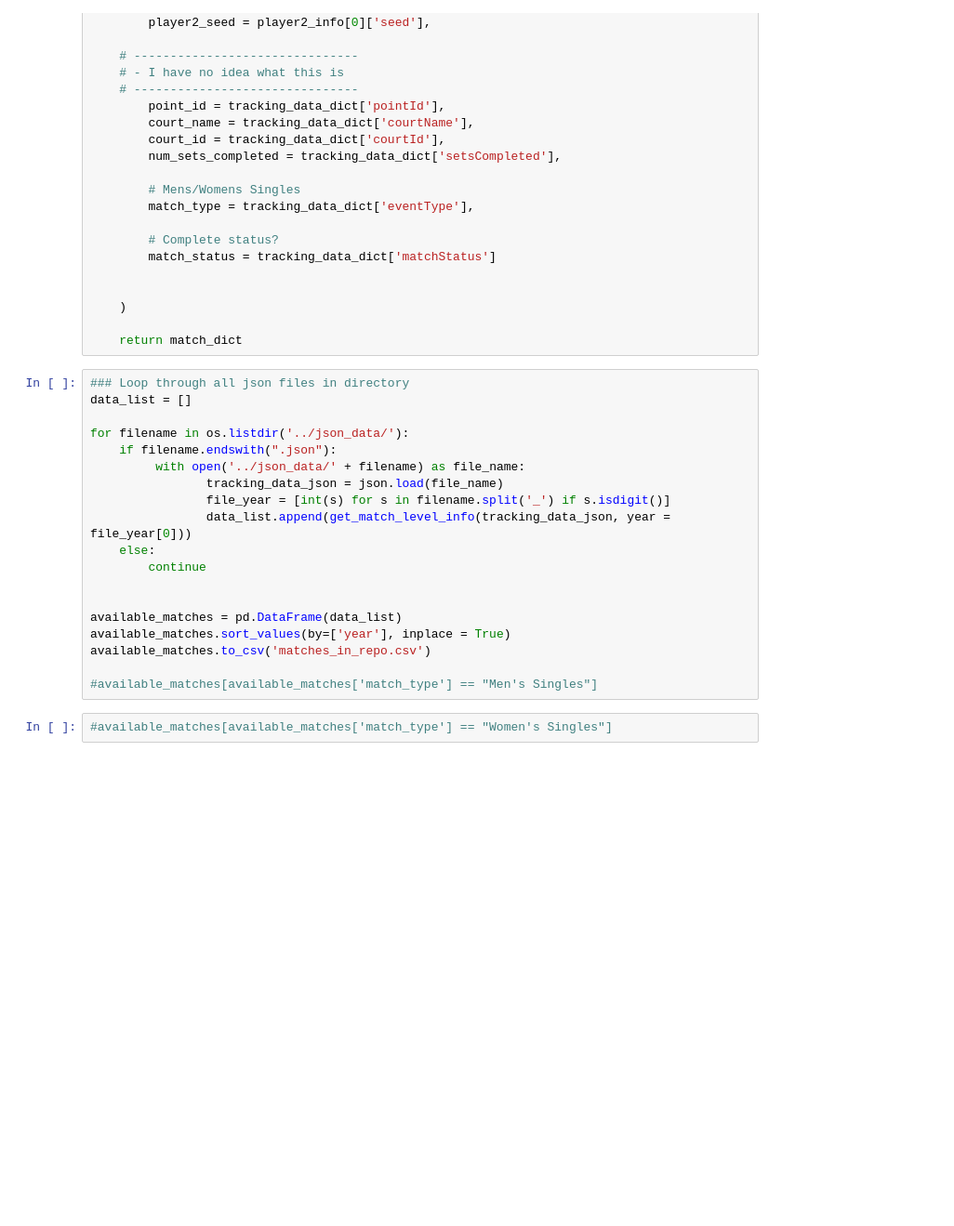
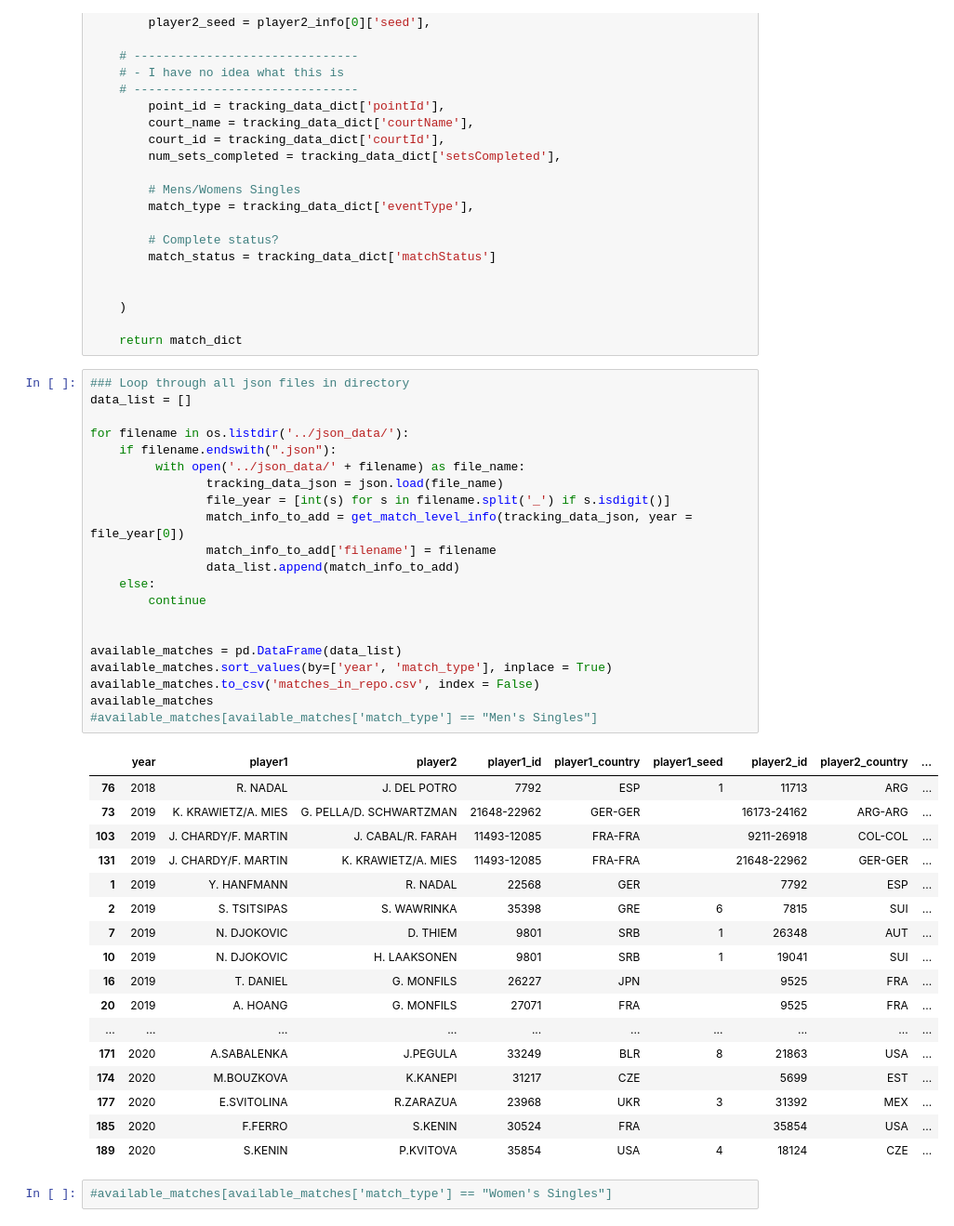
Before and after one commit to petertea96/tennis_analytics, a Jupyter notebook: projects/roland_garros_tracking_data/collect_data/process_rg_files.ipynb, the cells around one changed output. Shown at 93% size. Drawn from its saved outputs; the diff is of its cells as text; blank space fills up the shorter version.

```diff
--- a/projects/roland_garros_tracking_data/collect_data/process_rg_files.ipynb
+++ b/projects/roland_garros_tracking_data/collect_data/process_rg_files.ipynb
@@ -77,22 +77,42 @@ def get_match_level_info(tracking_data_json, year):
 # %%
 ### Loop through all json files in directory
 data_list = []
 
 for filename in os.listdir('../json_data/'):
     if filename.endswith(".json"):
          with open('../json_data/' + filename) as file_name:
                 tracking_data_json = json.load(file_name)
                 file_year = [int(s) for s in filename.split('_') if s.isdigit()]
-                data_list.append(get_match_level_info(tracking_data_json, year = file_year[0]))
+                match_info_to_add = get_match_level_info(tracking_data_json, year = file_year[0])
+                match_info_to_add['filename'] = filename
+                data_list.append(match_info_to_add)
     else:
         continue
 
 
 available_matches = pd.DataFrame(data_list)
-available_matches.sort_values(by=['year'], inplace = True)
-available_matches.to_csv('matches_in_repo.csv')
-
+available_matches.sort_values(by=['year', 'match_type'], inplace = True)
+available_matches.to_csv('matches_in_repo.csv', index = False)
+available_matches
 #available_matches[available_matches['match_type'] == "Men's Singles"]
+# %% [output]
+|  | year | player1 | player2 | player1_id | player1_country | player1_seed | player2_id | player2_country | ... |
+| 76 | 2018 | R. NADAL | J. DEL POTRO | 7792 | ESP | 1 | 11713 | ARG | ... |
+| 73 | 2019 | K. KRAWIETZ/A. MIES | G. PELLA/D. SCHWARTZMAN | 21648-22962 | GER-GER |  | 16173-24162 | ARG-ARG | ... |
+| 103 | 2019 | J. CHARDY/F. MARTIN | J. CABAL/R. FARAH | 11493-12085 | FRA-FRA |  | 9211-26918 | COL-COL | ... |
+| 131 | 2019 | J. CHARDY/F. MARTIN | K. KRAWIETZ/A. MIES | 11493-12085 | FRA-FRA |  | 21648-22962 | GER-GER | ... |
+| 1 | 2019 | Y. HANFMANN | R. NADAL | 22568 | GER |  | 7792 | ESP | ... |
+| 2 | 2019 | S. TSITSIPAS | S. WAWRINKA | 35398 | GRE | 6 | 7815 | SUI | ... |
+| 7 | 2019 | N. DJOKOVIC | D. THIEM | 9801 | SRB | 1 | 26348 | AUT | ... |
+| 10 | 2019 | N. DJOKOVIC | H. LAAKSONEN | 9801 | SRB | 1 | 19041 | SUI | ... |
+| 16 | 2019 | T. DANIEL | G. MONFILS | 26227 | JPN |  | 9525 | FRA | ... |
+| 20 | 2019 | A. HOANG | G. MONFILS | 27071 | FRA |  | 9525 | FRA | ... |
+| ... | ... | ... | ... | ... | ... | ... | ... | ... | ... |
+| 171 | 2020 | A.SABALENKA | J.PEGULA | 33249 | BLR | 8 | 21863 | USA | ... |
+| 174 | 2020 | M.BOUZKOVA | K.KANEPI | 31217 | CZE |  | 5699 | EST | ... |
+| 177 | 2020 | E.SVITOLINA | R.ZARAZUA | 23968 | UKR | 3 | 31392 | MEX | ... |
+| 185 | 2020 | F.FERRO | S.KENIN | 30524 | FRA |  | 35854 | USA | ... |
+| 189 | 2020 | S.KENIN | P.KVITOVA | 35854 | USA | 4 | 18124 | CZE | ... |
 # %%
 #available_matches[available_matches['match_type'] == "Women's Singles"]
 # %% [markdown]
```
Also changed, not shown: parts of 6 cells of this notebook, 30 other files.
